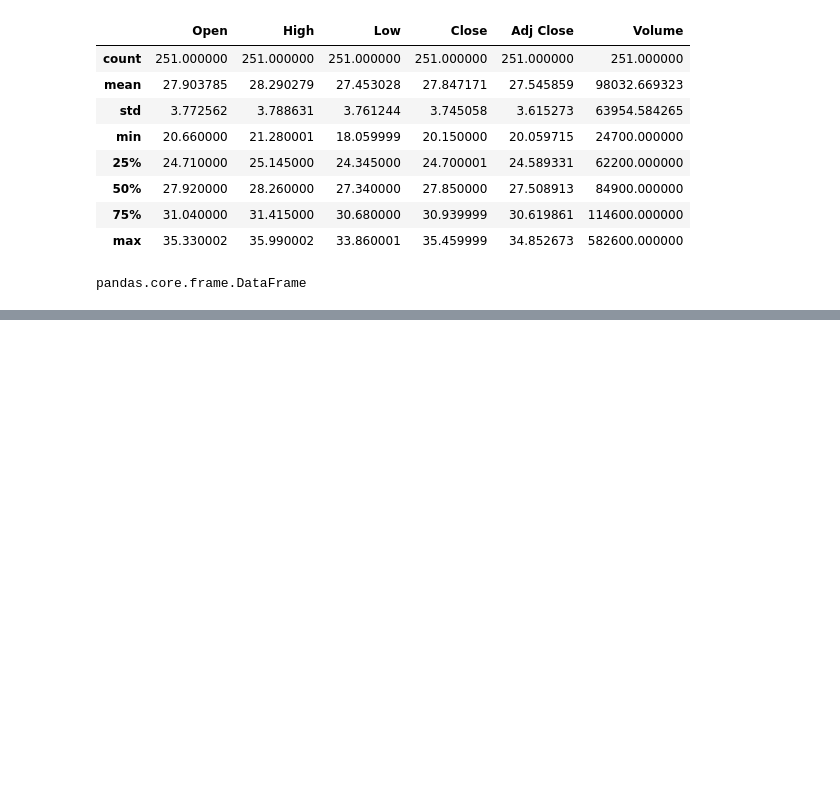
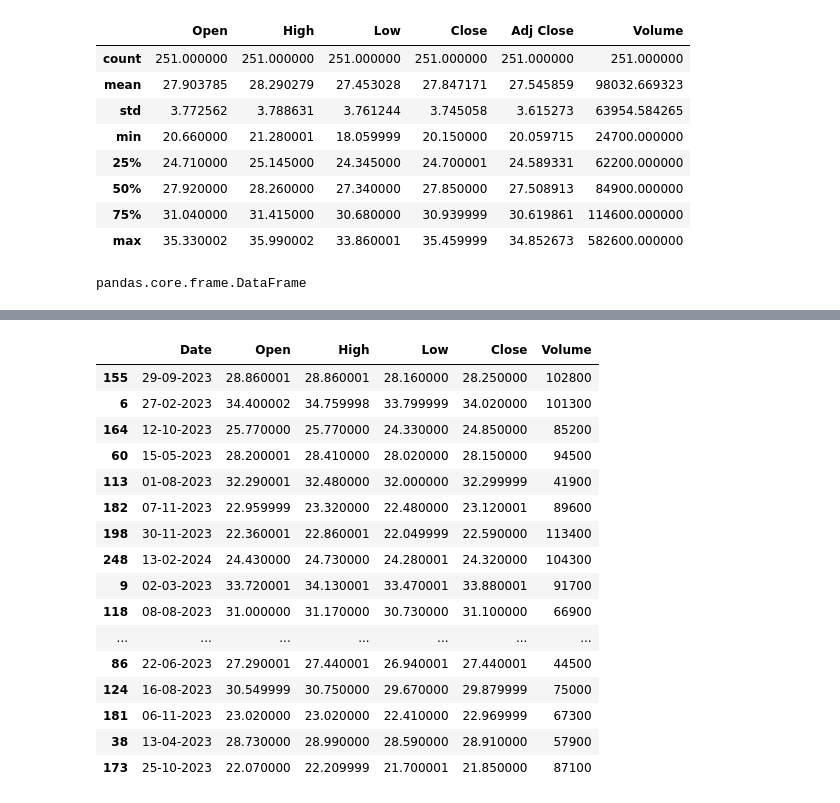
Before and after one commit to Omkrakr/AI-Internship, a Jupyter notebook: AI_Class_1.ipynb, the cells around one changed output, grey strips where cells are left out. Drawn from its saved outputs; the diff is of its cells as text; code cells hidden in the pictures; blank space fills up the shorter version.

```diff
--- a/AI_Class_1.ipynb
+++ b/AI_Class_1.ipynb
@@ -99,3 +102,9 @@ df.describe()
 type(df)
 # %% [output]
 pandas.core.frame.DataFrame
+# %%
+X = df.drop("Adj Close", axis=1)
+# %%
+Y = df['Adj Close']
+# %%
+X_train, Y_train, X_test, Y_test = train_test_split(X,Y, test_size=0.2, random_state=42)
@@ -101,0 +142,20 @@ pandas.core.frame.DataFrame
+# %%
+Y_train
+# %% [output]
+|  | Date | Open | High | Low | Close | Volume |
+| 155 | 29-09-2023 | 28.860001 | 28.860001 | 28.160000 | 28.250000 | 102800 |
+| 6 | 27-02-2023 | 34.400002 | 34.759998 | 33.799999 | 34.020000 | 101300 |
+| 164 | 12-10-2023 | 25.770000 | 25.770000 | 24.330000 | 24.850000 | 85200 |
+| 60 | 15-05-2023 | 28.200001 | 28.410000 | 28.020000 | 28.150000 | 94500 |
+| 113 | 01-08-2023 | 32.290001 | 32.480000 | 32.000000 | 32.299999 | 41900 |
+| 182 | 07-11-2023 | 22.959999 | 23.320000 | 22.480000 | 23.120001 | 89600 |
+| 198 | 30-11-2023 | 22.360001 | 22.860001 | 22.049999 | 22.590000 | 113400 |
+| 248 | 13-02-2024 | 24.430000 | 24.730000 | 24.280001 | 24.320000 | 104300 |
+| 9 | 02-03-2023 | 33.720001 | 34.130001 | 33.470001 | 33.880001 | 91700 |
+| 118 | 08-08-2023 | 31.000000 | 31.170000 | 30.730000 | 31.100000 | 66900 |
+| ... | ... | ... | ... | ... | ... | ... |
+| 86 | 22-06-2023 | 27.290001 | 27.440001 | 26.940001 | 27.440001 | 44500 |
+| 124 | 16-08-2023 | 30.549999 | 30.750000 | 29.670000 | 29.879999 | 75000 |
+| 181 | 06-11-2023 | 23.020000 | 23.020000 | 22.410000 | 22.969999 | 67300 |
+| 38 | 13-04-2023 | 28.730000 | 28.990000 | 28.590000 | 28.910000 | 57900 |
+| 173 | 25-10-2023 | 22.070000 | 22.209999 | 21.700001 | 21.850000 | 87100 |
```
Also changed, not shown: parts of 10 cells of this notebook.
